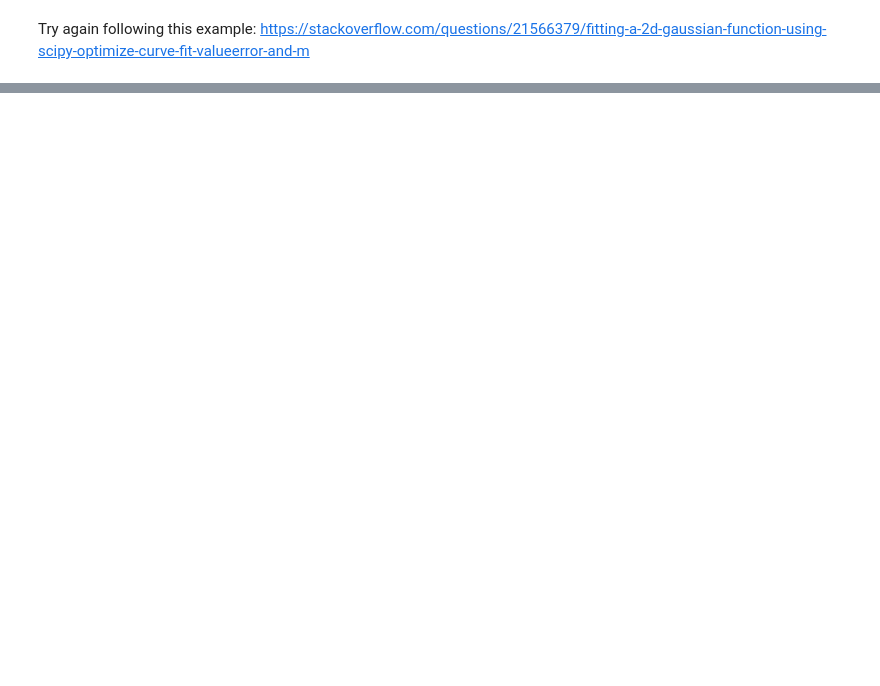
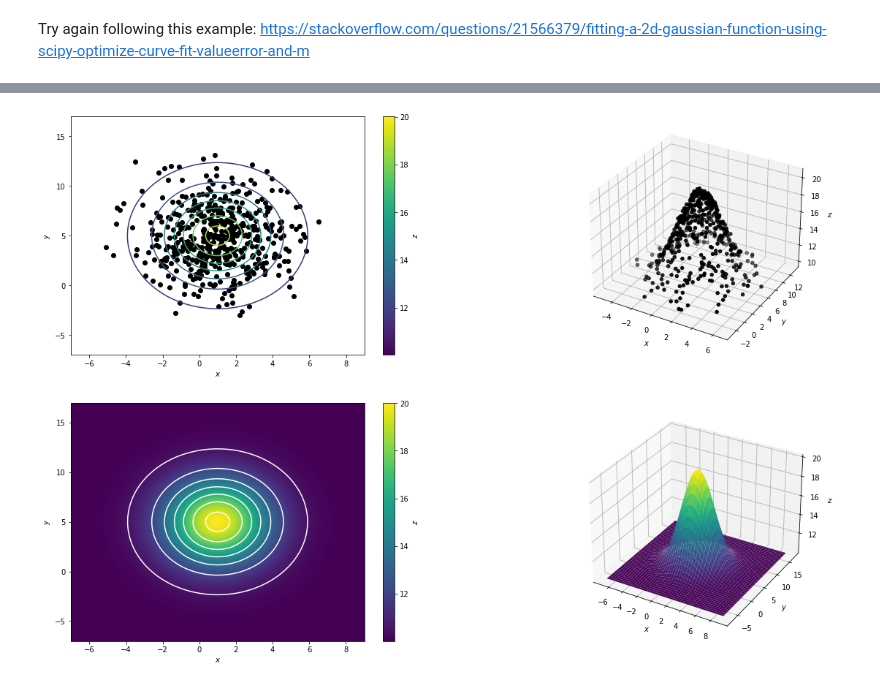
Before and after one commit to matthewfeickert/linear-and-nonlinear-models, a Jupyter notebook: notebooks/multivariate-normal-distribution.ipynb, the cells around one changed output, grey strips where cells are left out. Saved outputs shown, nothing was run; the diff lists cells and outputs as text; code cells hidden in the pictures; blank space fills up the shorter version.

```diff
--- a/notebooks/multivariate-normal-distribution.ipynb
+++ b/notebooks/multivariate-normal-distribution.ipynb
@@ -201,0 +146,35 @@ ax3.set_zlabel(r"$z$");
+# %%
+fig = plt.figure()
+# fig.set_size_inches(fig.get_figwidth() * 2.3, fig.get_figheight() * 2.1, forward=True)
+fig.set_size_inches(fig.get_figwidth() * 3.3, fig.get_figheight() * 3.3, forward=True)
+
+ax0 = fig.add_subplot(2, 2, 1)
+ax0.scatter(x_obs, y_obs, color="black")
+ax0.contour(x, y, model_predictions.reshape(x.shape))
+ax0.set_xlabel(r"$x$")
+ax0.set_ylabel(r"$y$")
+
+ax1 = fig.add_subplot(2, 2, 3)
+im = ax1.pcolormesh(x, y, model((x, y), *params_opt).reshape(x.shape), shading="auto")
+ax1.contour(x, y, model_predictions.reshape(x.shape), colors="white")
+ax1.set_xlabel(r"$x$")
+ax1.set_ylabel(r"$y$")
+fig.colorbar(im, label=r"$z$", ax=ax0)
+fig.colorbar(im, label=r"$z$", ax=ax1)
+
+ax2 = fig.add_subplot(2, 2, 2, projection="3d")
+ax2.scatter3D(x_obs, y_obs, data, color="black")
+ax2.set_xlabel(r"$x$")
+ax2.set_ylabel(r"$y$")
+ax2.set_zlabel(r"$z$")
+
+ax3 = fig.add_subplot(2, 2, 4, projection="3d")
+im = ax3.plot_surface(x, y, model_predictions.reshape(x.shape), cmap=im.cmap)
+ax3.set_xlabel(r"$x$")
+ax3.set_ylabel(r"$y$")
+ax3.set_zlabel(r"$z$")
+# fig.colorbar(im, ax=ax2, orientation="horizontal");
+
+fig.savefig("2d_normal_model.png")
+# %% [output]
+[figure, added]
```
Also changed, not shown: parts of 22 cells of this notebook.
